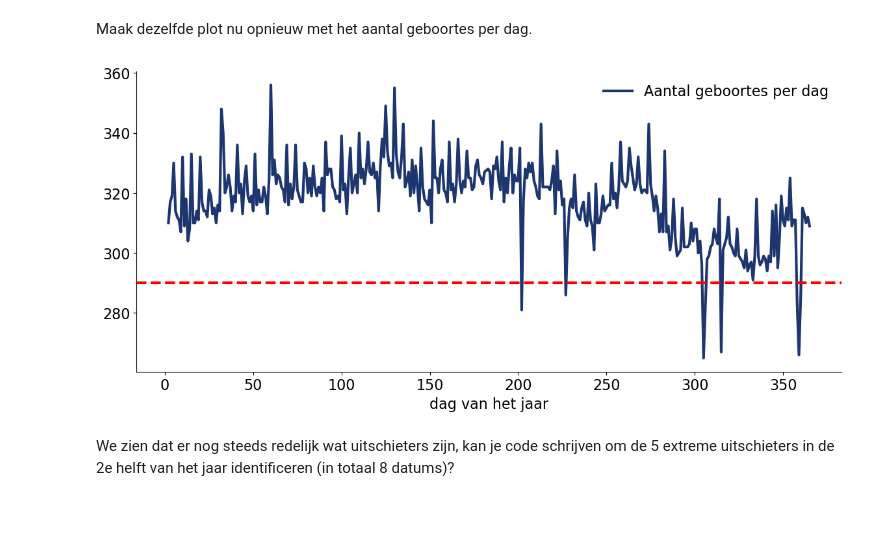
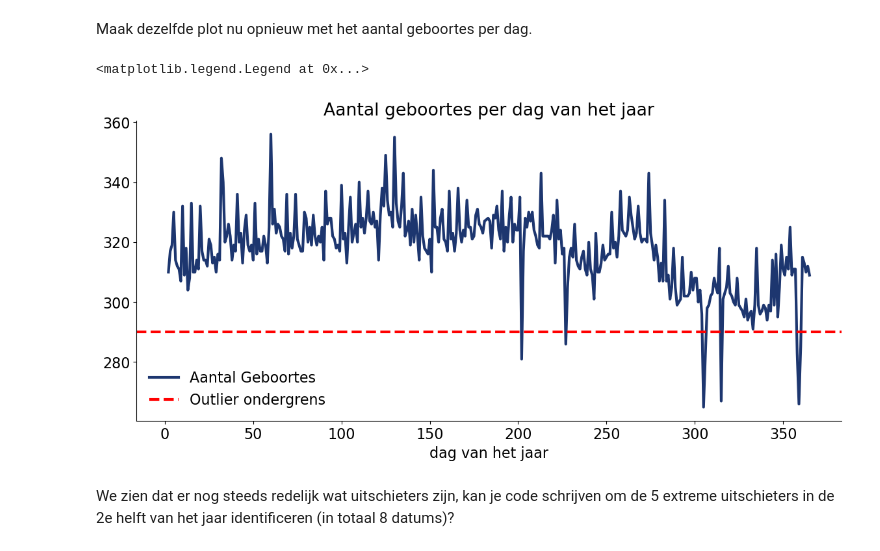
Before and after one commit to PhilippeGiorgino/syntra-examen-2024, a Jupyter notebook: notebooks/PhilippeGiorgino-syntra-examen-2024-deel1.ipynb, the cells around one changed output. Saved outputs shown, nothing was run; the diff lists cells and outputs as text; code cells hidden in the pictures; blank space fills up the shorter version.

```diff
--- a/notebooks/PhilippeGiorgino-syntra-examen-2024-deel1.ipynb
+++ b/notebooks/PhilippeGiorgino-syntra-examen-2024-deel1.ipynb
@@ -340,14 +235,27 @@ geboortes dataframe after outlier removal:
 # %% [markdown]
 Maak dezelfde plot nu opnieuw met het aantal geboortes per dag.
-# %%
-# Calculate average birth count
-geboortes_per_dag = geboortes.groupby('dag van het jaar').size()
-geboortes_per_dag.plot()
-plt.legend(['Aantal geboortes per dag'])
-plt.axhline(y=290, color='r', linestyle='--')
-plt.show()
-# %% [output]
-[figure, removed]
+# %%
+# Calculate limit provided on plot in assignment
+lower_limit = (geboortes_clean.groupby('dag van het jaar')
+                                        .size()
+                                        .mean()
+                                        - 2.2*geboortes_clean.groupby('dag van het jaar')
+                                        .size()
+                                        .std())
+
+# Plot the number of births per day and the lower limit
+fig, ax = plt.subplots()
+
+(geboortes_clean.groupby('dag van het jaar')
+    .size()
+    .plot(ax = ax, label = 'Aantal Geboortes'))
+
+ax.set_title('Aantal geboortes per dag van het jaar')
+ax.axhline(lower_limit, color='r', linestyle='--', label='Outlier ondergrens')
+ax.legend()
+# %% [output]
+<matplotlib.legend.Legend at 0x...>
+[figure, added]
 # %% [markdown]
  We zien dat er nog steeds redelijk wat uitschieters zijn, kan je code schrijven om de 5 extreme uitschieters in de 2e helft van het jaar identificeren (in totaal 8 datums)?
 # %%
```
Also changed, not shown: parts of 25 cells of this notebook, 3 other files.
